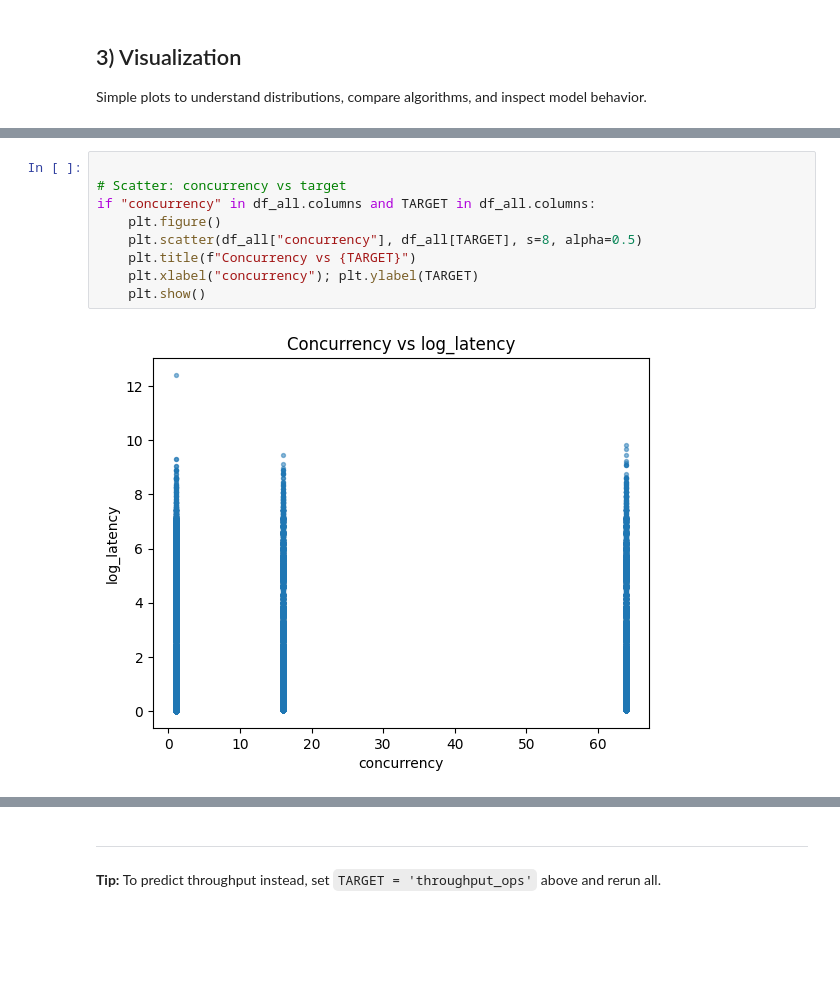
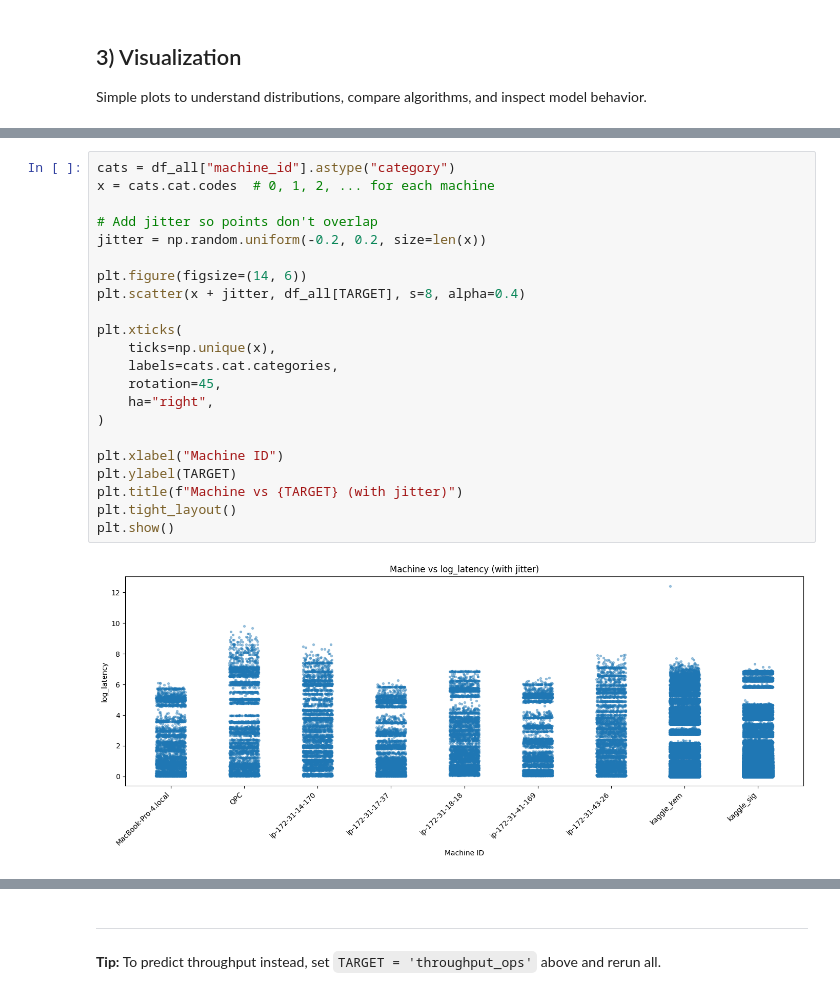
Before and after one commit to newspeedtech/381V-PQC-Perf-Modeling, a Jupyter notebook: pqc_project3.ipynb, the cells around one changed output, grey strips where cells are left out. Cells and saved outputs as stored; diff of their text form; blank space fills up the shorter version.

```diff
--- a/pqc_project3.ipynb
+++ b/pqc_project3.ipynb
@@ -1167,12 +1154,25 @@ if "algorithm" in df_all.columns and TARGET in df_all.columns:
 # %%
+cats = df_all["machine_id"].astype("category")
+x = cats.cat.codes  # 0, 1, 2, ... for each machine
 
-# Scatter: concurrency vs target
-if "concurrency" in df_all.columns and TARGET in df_all.columns:
-    plt.figure()
-    plt.scatter(df_all["concurrency"], df_all[TARGET], s=8, alpha=0.5)
-    plt.title(f"Concurrency vs {TARGET}")
-    plt.xlabel("concurrency"); plt.ylabel(TARGET)
-    plt.show()
+# Add jitter so points don't overlap
+jitter = np.random.uniform(-0.2, 0.2, size=len(x))
+
+plt.figure(figsize=(14, 6))
+plt.scatter(x + jitter, df_all[TARGET], s=8, alpha=0.4)
+
+plt.xticks(
+    ticks=np.unique(x),
+    labels=cats.cat.categories,
+    rotation=45,
+    ha="right",
+)
+
+plt.xlabel("Machine ID")
+plt.ylabel(TARGET)
+plt.title(f"Machine vs {TARGET} (with jitter)")
+plt.tight_layout()
+plt.show()
 # %% [output]
-[figure, old version]
+[figure, new version]
 # %%
```
Also changed, not shown: parts of 19 cells of this notebook, 1 other file.
